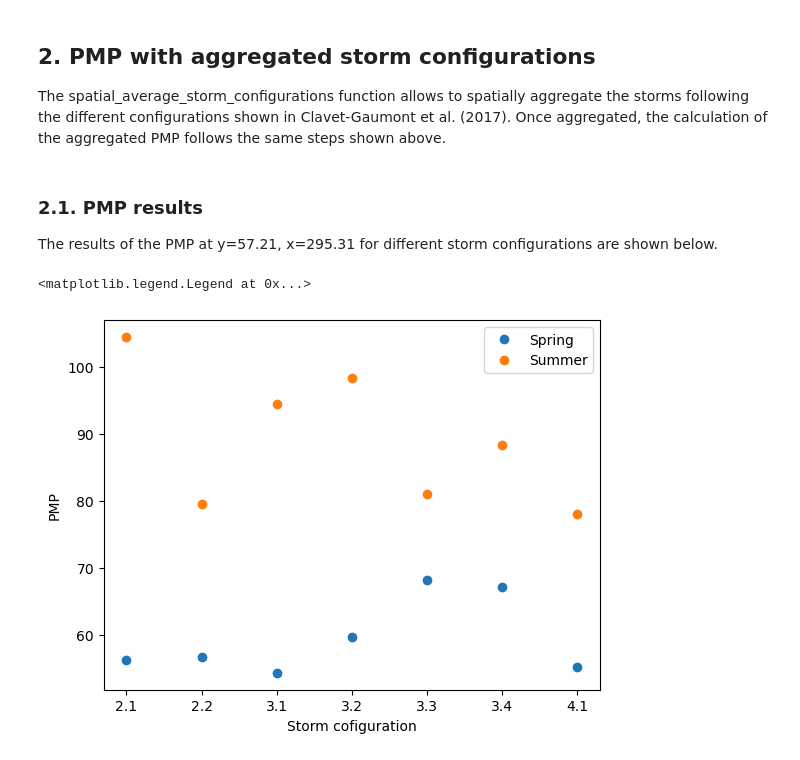
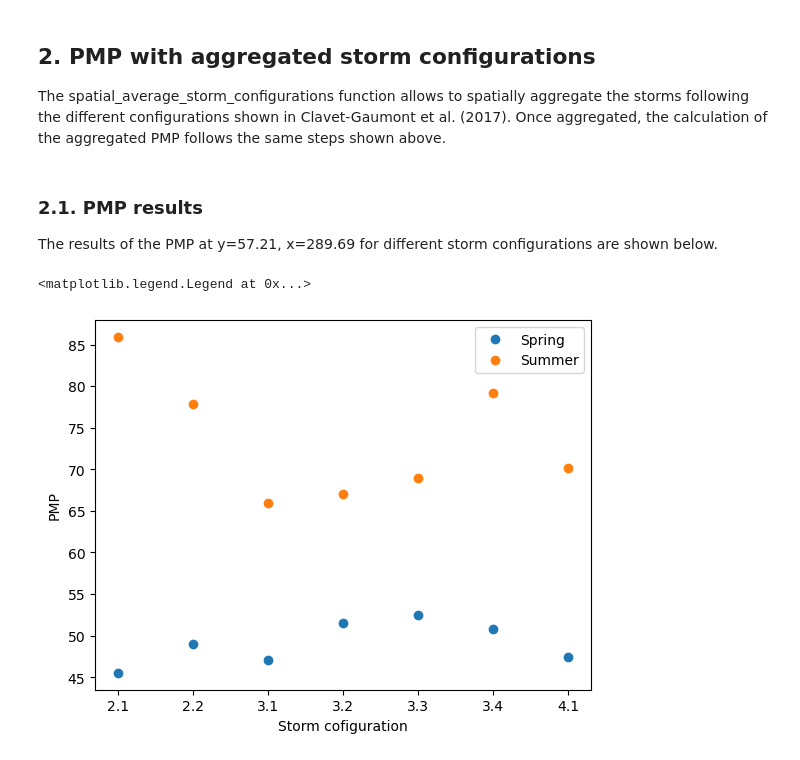
Before and after one commit to hydrologie/xhydro, a Jupyter notebook: docs/notebooks/pmp.ipynb, the cells around one changed output. Cells and saved outputs as stored; diff of their text form; code cells hidden in the pictures.

```diff
--- a/docs/notebooks/pmp.ipynb
+++ b/docs/notebooks/pmp.ipynb
@@ -68,10 +68,10 @@ ds_fx_i = xr.open_zarr(path_fx_zarr)
 def _expand_xarray_dimensions(orig):
     """
     Creates a new xarray with the same dimensions as the original,
-    but with the values expanded to 4 times the original size.
+    but with the values expanded to 2 times the original size.
     """
-    new_array = xr.concat([orig, orig, orig, orig], dim="y")
-    new_array = xr.concat([new_array, new_array, new_array, new_array], dim="x")
+    new_array = xr.concat([orig, orig], dim="y")
+    new_array = xr.concat([new_array, new_array], dim="x")
     dx = orig.x[1] - orig.x[0]
     dy = orig.y[1] - orig.y[0]
     new_x = xr.concat(
@@ -110,7 +110,7 @@ pw = pmp.precipitable_water(
     ds_day.hus,
     ds_day.zg,
     ds_fx.orog,
-    windows=[1, 2, 3, 4],
+    windows=[1],
     add_pre_lay=False,
 )
 pw_events = pw.where(pe > 0)
@@ -176,7 +176,7 @@ ds_day_agg = (
     .compute()
 )
 pe_agg = pmp.major_precipitation_events(
-    ds_day_agg.chunk(dict(conf=-1)), windows=[1, 2, 3, 4], quantile=0.9
+    ds_day_agg.chunk(dict(conf=-1)), windows=[1], quantile=0.9
 ).compute()
 
 # Precipitable water (pw) must first be calculated in a distributed manner and then spatially averaged to obtain the aggregated precipitable water.
@@ -218,20 +218,20 @@ pmax_summer_agg = (pmax_agg_cut * mask_agg.mask_summer).rename("pmp_summer")
 # %% [markdown]
 ### 2.1. PMP results
 
-The results of the PMP at y=57.21, x=295.31 for different storm configurations are shown below.
+The results of the PMP at y=57.21, x=289.69 for different storm configurations are shown below.
 # %%
 pmp_spring_agg = pmax_spring_agg.max("time")
 pmp_summer_agg = pmax_summer_agg.max("time")
 # %%
-sp_agg = pmp_spring_agg.sel(window=2, y=57.21, x=295.31)
-sm_agg = pmp_summer_agg.sel(window=2, y=57.21, x=295.31)
+sp_agg = pmp_spring_agg.sel(window=1, y=57.21, x=289.69)
+sm_agg = pmp_summer_agg.sel(window=1, y=57.21, x=289.69)
 
 plt.plot(np.arange(len(sp_agg)), sp_agg.values, "o", label="Spring")
 plt.plot(np.arange(len(sm_agg)), sm_agg.values, "o", label="Summer")
 plt.xticks(ticks=np.arange(len(sp_agg)), labels=sp_agg.conf.values)
 plt.ylabel("PMP")
 plt.xlabel("Storm cofiguration")
 plt.legend()
 # %% [output]
 <matplotlib.legend.Legend at 0x...>
-[figure, old version]
+[figure, new version]
```
Also changed, not shown: parts of 5 cells of this notebook.
